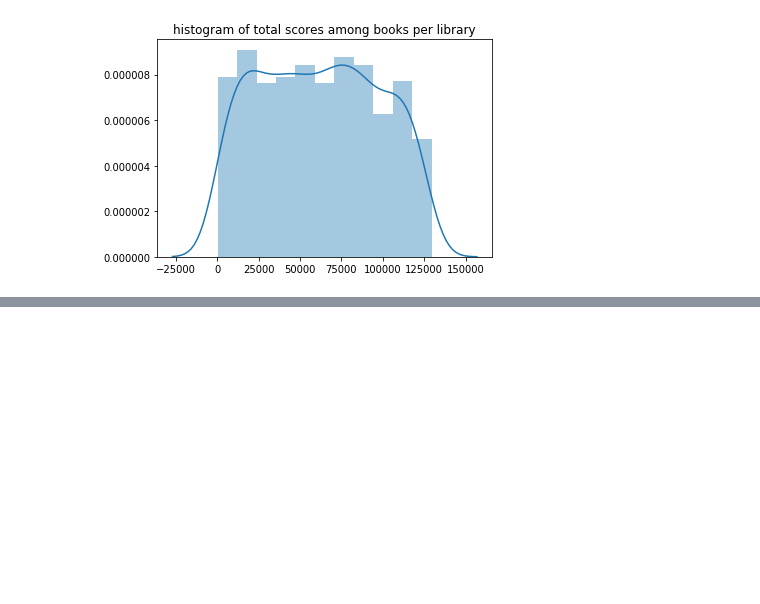
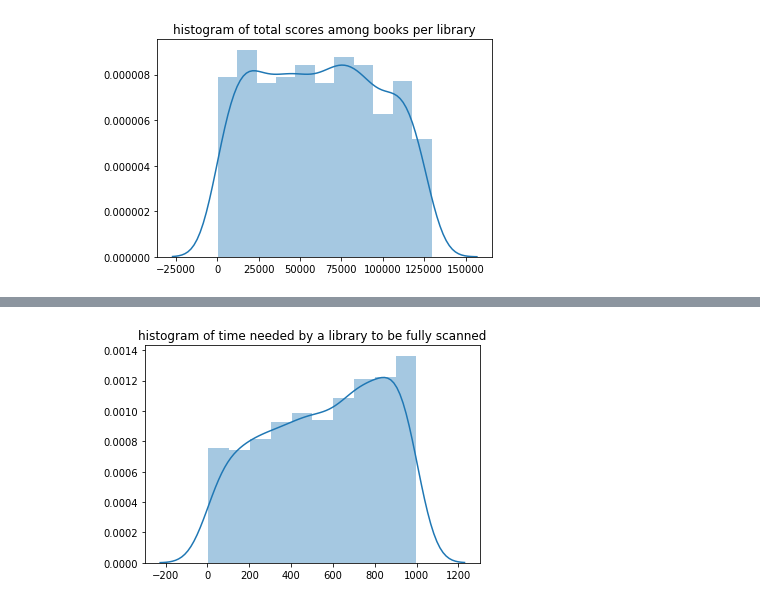
Before and after one commit to yoann-dufresne/BlaNiRaYo, a Jupyter notebook: data/viz.ipynb, the cells around one changed output, grey strips where cells are left out. Saved outputs shown, nothing was run; the diff lists cells and outputs as text; code cells hidden in the pictures; blank space fills up the shorter version.

```diff
--- a/data/viz.ipynb
+++ b/data/viz.ipynb
@@ -87,0 +103,11 @@ Text(0.5, 1.0, 'histogram of total scores among books per library')
+# %%
+def plot_time_needed(libs,label=""):
+    dict_time_needed = dict()
+    for lib in libs:
+        time_needed = len(lib.books) / lib.ship
+        dict_time_needed[time_needed] = lib.ide
+    return sns.distplot(list(dict_time_needed.values()),label=label).set_title('histogram of time needed by a library to be fully scanned')
+plot_time_needed(libs)
+None
+# %% [output]
+[figure, added]
```
Also changed, not shown: parts of 3 cells of this notebook, 3 other files.
